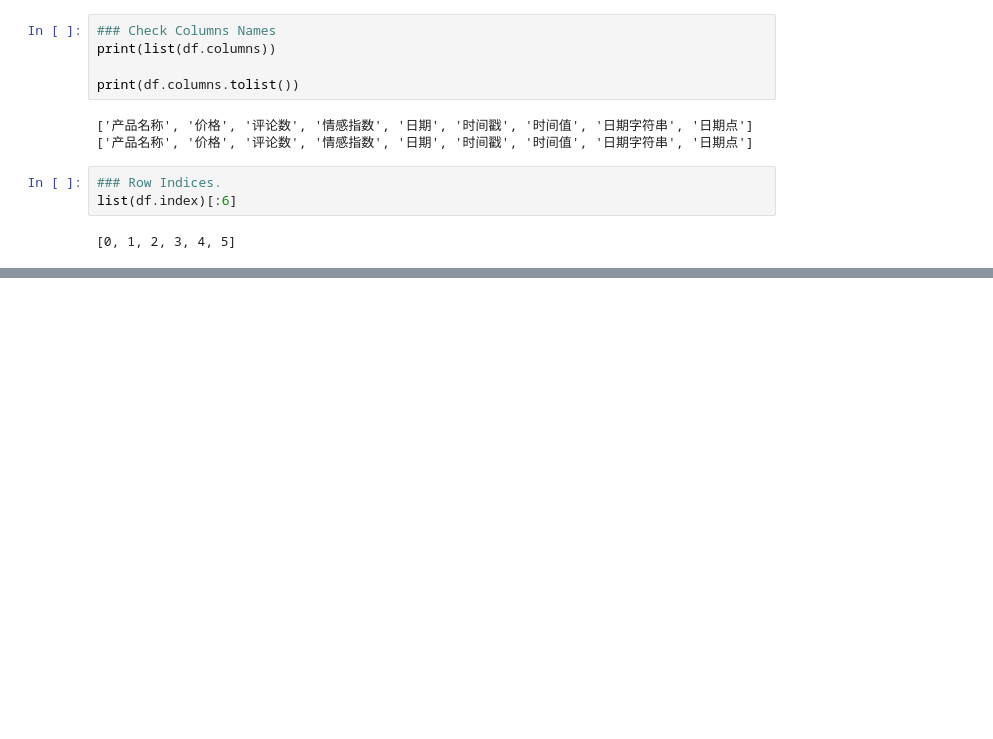
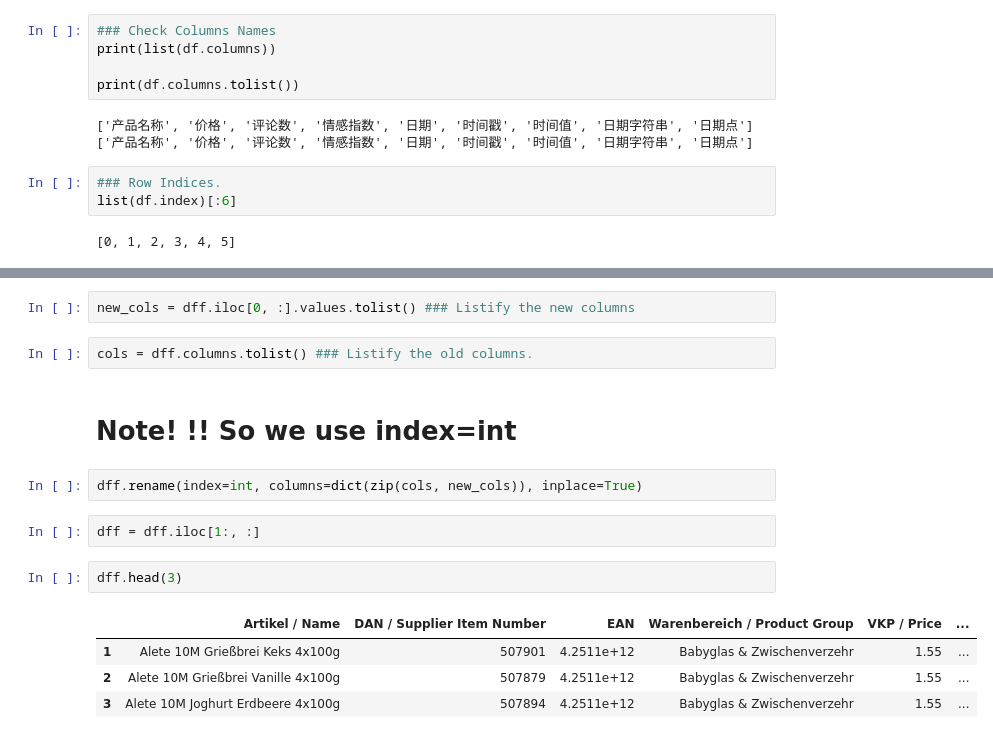
Before and after one commit to Frankdew1995/Python_Cookbook, a Jupyter notebook: 20-Data-Analysis-With-Pandas-Openpyxl/20-02-Q&A-Pandas-Intro.ipynb, the cells around one changed output, grey strips where cells are left out. Cells and saved outputs as stored; diff of their text form; blank space fills up the shorter version.

```diff
--- a/20-Data-Analysis-With-Pandas-Openpyxl/20-02-Q&A-Pandas-Intro.ipynb
+++ b/20-Data-Analysis-With-Pandas-Openpyxl/20-02-Q&A-Pandas-Intro.ipynb
@@ -38,0 +59,17 @@ list(df.index)[:6]
+# %%
+new_cols = dff.iloc[0, :].values.tolist() ### Listify the new columns
+# %%
+cols = dff.columns.tolist() ### Listify the old columns.
+# %% [markdown]
+# Note! !! So we use index=int
+# %%
+dff.rename(index=int, columns=dict(zip(cols, new_cols)), inplace=True)
+# %%
+dff = dff.iloc[1:, :]
+# %%
+dff.head(3)
+# %% [output]
+|  | Artikel / Name | DAN / Supplier Item Number | EAN | Warenbereich / Product Group | VKP / Price | ... |
+| 1 | Alete 10M Grießbrei Keks 4x100g | 507901 | 4.2511e+12 | Babyglas & Zwischenverzehr | 1.55 | ... |
+| 2 | Alete 10M Grießbrei Vanille 4x100g | 507879 | 4.2511e+12 | Babyglas & Zwischenverzehr | 1.55 | ... |
+| 3 | Alete 10M Joghurt Erdbeere 4x100g | 507894 | 4.2511e+12 | Babyglas & Zwischenverzehr | 1.55 | ... |
```
Also changed, not shown: parts of 11 cells of this notebook, 3 other files.
